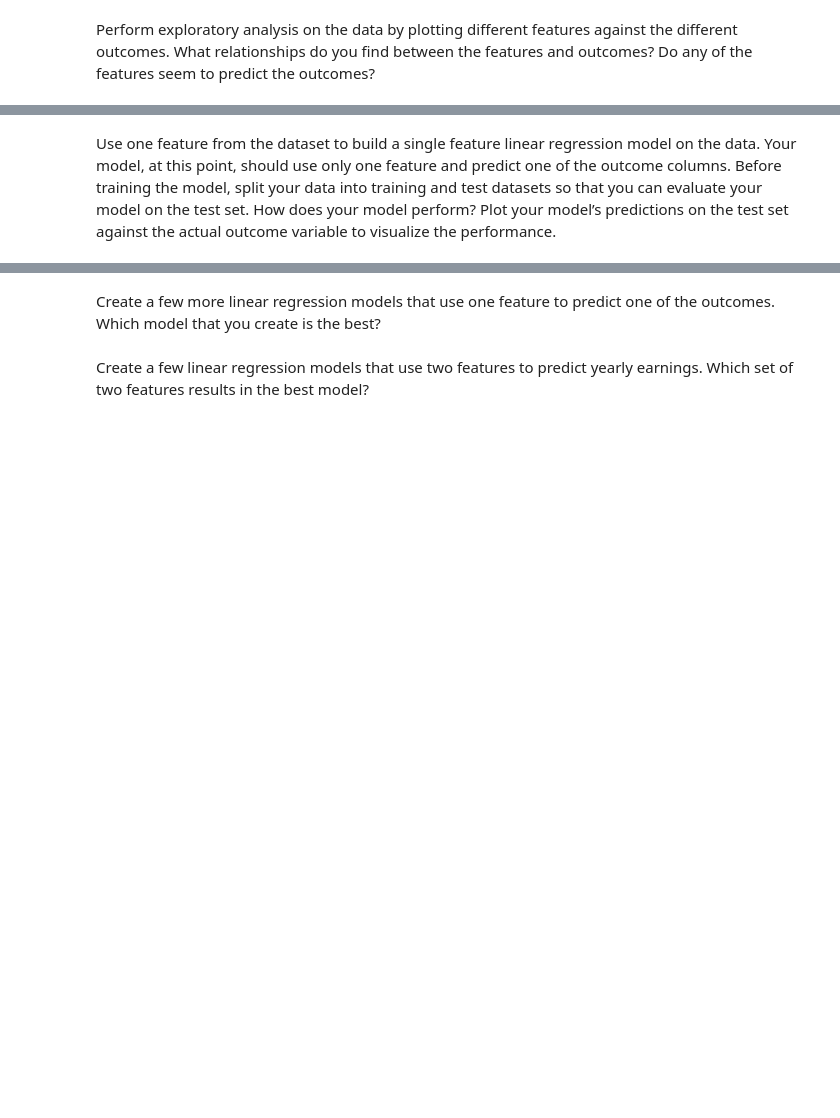
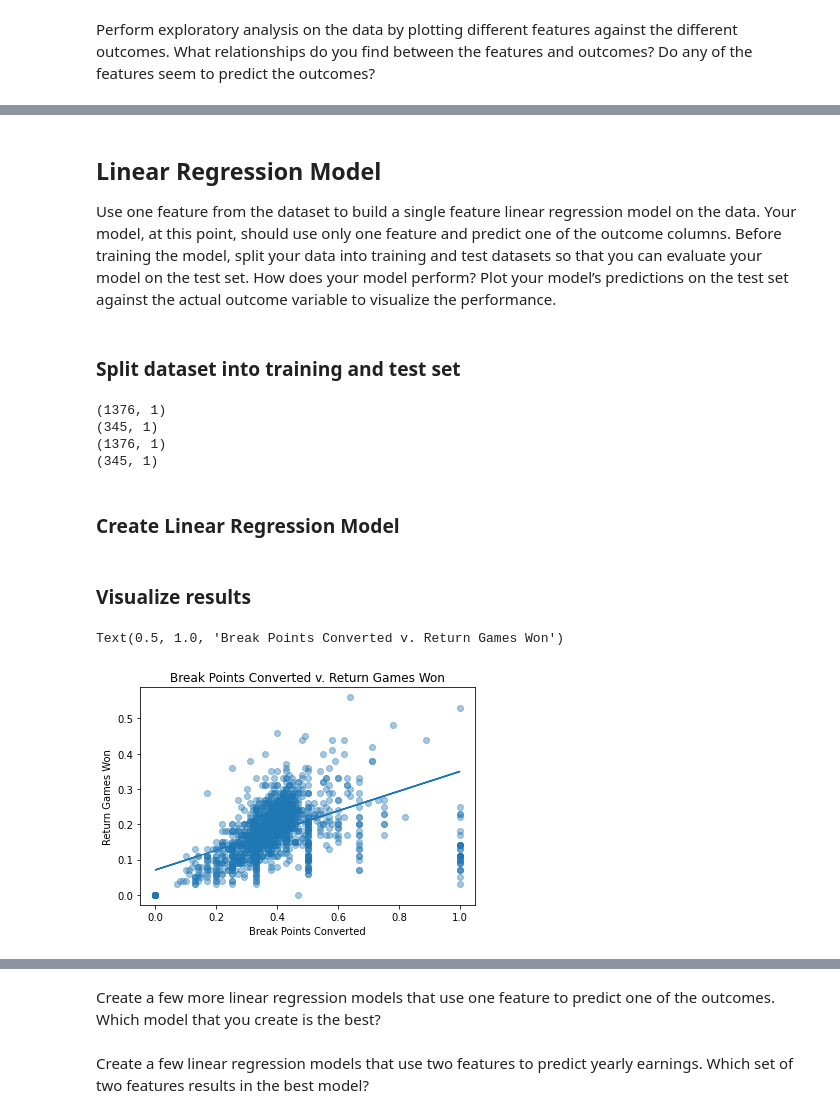
Before and after one commit to kristinkspanos/linear_regression_tennis, a Jupyter notebook: linear_regression_ATP.ipynb, the cells around one changed output, grey strips where cells are left out. Drawn from its saved outputs; the diff is of its cells as text; code cells hidden in the pictures; blank space fills up the shorter version.

```diff
--- a/linear_regression_ATP.ipynb
+++ b/linear_regression_ATP.ipynb
@@ -38,2 +167,12 @@ Perform exploratory analysis on the data by plotting different features against
 # %% [markdown]
+## Linear Regression Model
+
 Use one feature from the dataset to build a single feature linear regression model on the data. Your model, at this point, should use only one feature and predict one of the outcome columns. Before training the model, split your data into training and test datasets so that you can evaluate your model on the test set. How does your model perform? Plot your model’s predictions on the test set against the actual outcome variable to visualize the performance.
+# %% [markdown]
+### Split dataset into training and test set
+# %%
+# independent variable
+x = tennis[['BreakPointsConverted']]
+
+# depedent variable
+y = tennis[['ReturnGamesWon']]
@@ -39,0 +182,36 @@ Use one feature from the dataset to build a single feature linear regression mod
+# %%
+print(x_train.shape)
+print(x_test.shape)
+print(y_train.shape)
+print(y_test.shape)
+# %% [output]
+(1376, 1)
+(345, 1)
+(1376, 1)
+(345, 1)
+# %% [markdown]
+### Create Linear Regression Model
+# %%
+# reshape X
+x = x.values.reshape(-1, 1)
+# %%
+# create linear regression model
+regr = linear_model.LinearRegression()
+
+# fit model
+regr.fit(x,y)
+
+# predict y values
+y_predict = regr.predict(x)
+# %% [markdown]
+### Visualize results
+# %%
+plt.clf()
+plt.scatter(x,y,alpha=0.4)
+plt.plot(x, y_predict)
+plt.xlabel("Break Points Converted")
+plt.ylabel("Return Games Won")
+plt.title("Break Points Converted v. Return Games Won")
+# %% [output]
+Text(0.5, 1.0, 'Break Points Converted v. Return Games Won')
+[figure, added]
```
Also changed, not shown: parts of 21 cells of this notebook.
